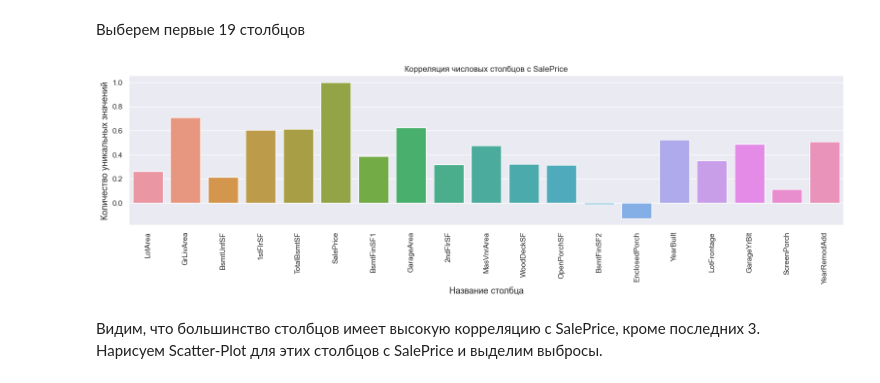
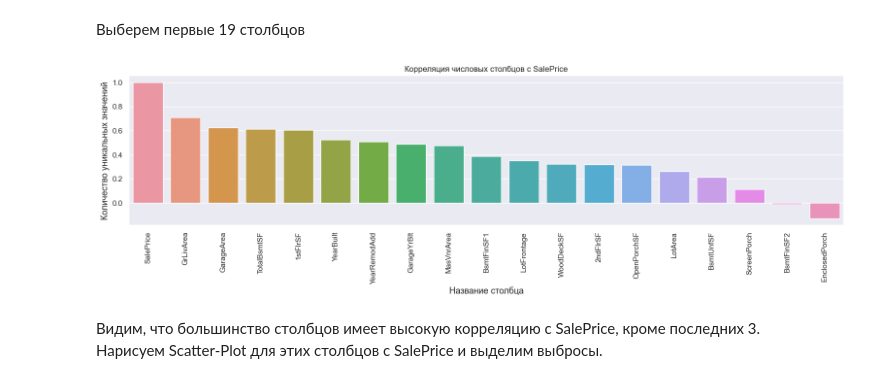
Before and after one commit to reboot2h/SberUniversity, a Jupyter notebook: Профильный модуль/Групповой проект 2/Групповой проект 2.ipynb, the cells around one changed output. Saved outputs shown, nothing was run; the diff lists cells and outputs as text; code cells hidden in the pictures.

```diff
--- a/Профильный модуль/Групповой проект 2/Групповой проект 2.ipynb
+++ b/Профильный модуль/Групповой проект 2/Групповой проект 2.ipynb
@@ -65,28 +65,28 @@ plt.show()
 # %%
 # Проверим корреляцию выбранных колонок с SalePrice
 highly_unique_columns = numeric_column_list.drop(numeric_column_list[numeric_column_list['Unique-Values'] < 49].index)
 cols = highly_unique_columns['Column-Names']
 corrs=[]
 for item in cols:
     corrs.append((train[item].corr(train['SalePrice'])))
 
 # Создадим DataFrame из значений корреляций
 corr_data = pd.DataFrame(
     {'cols': cols,
      'corrs': corrs
     })
-ist = corr_data.sort_values(by='corrs', ascending=False)
+corr_data = corr_data.sort_values(by='corrs', ascending=False)
 
 
 plt.subplots(figsize=(19, 4))
 sns.barplot(x=corr_data['cols'], y=corr_data['corrs'])
 plt.xticks(rotation=90)
 plt.ylabel('Количество уникальных значений', fontsize=13)
 plt.xlabel('Название столбца', fontsize=13)
 plt.title('Корреляция числовых столбцов с SalePrice')
 plt.show()
 # %% [output]
-[figure, old version]
+[figure, new version]
 # %% [markdown]
 Видим, что большинство столбцов имеет высокую корреляцию с SalePrice, кроме последних 3.\
 Нарисуем Scatter-Plot для этих столбцов с SalePrice и выделим выбросы.
```
Also changed, not shown: parts of 2 cells of this notebook.
